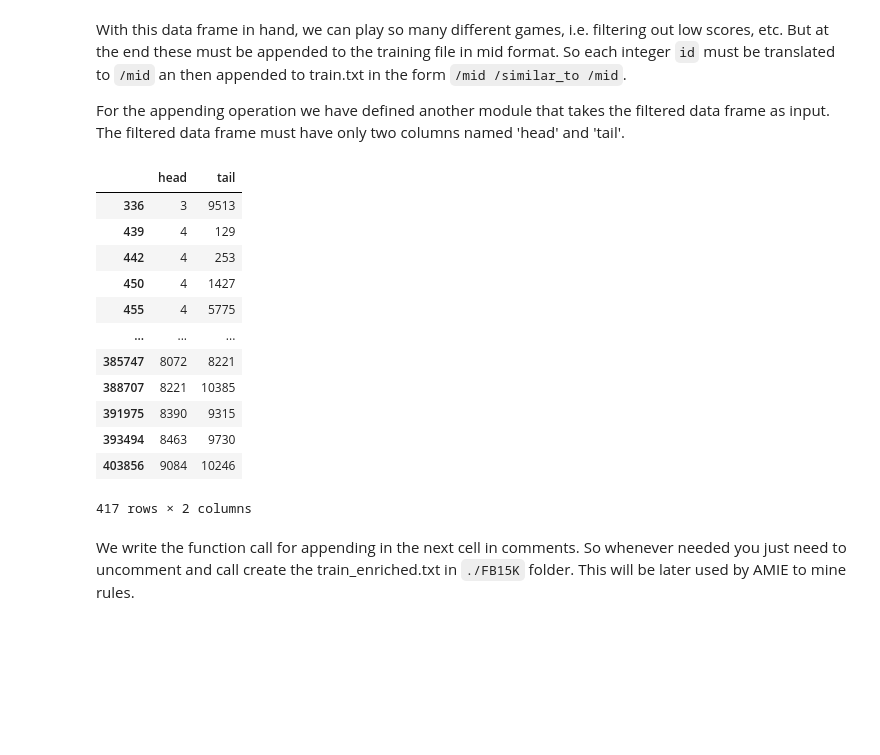
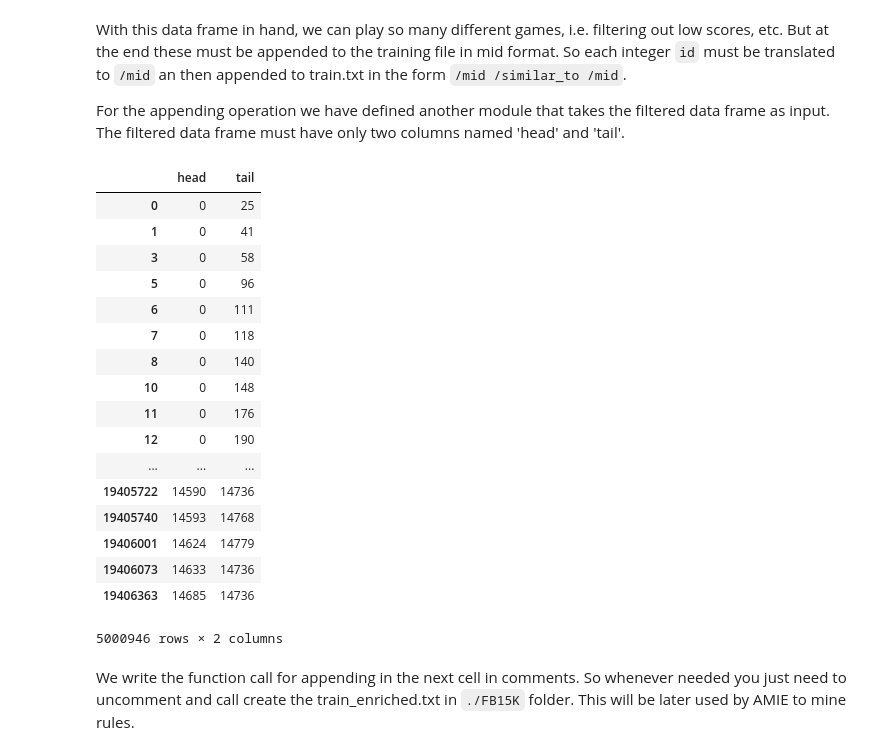
Before and after one commit to MehrdadAlvandipour/Analogical-Rule-Mining-on-Knowledge-Graphs, a Jupyter notebook: similarity_notebook.ipynb, the cells around one changed output. Drawn from its saved outputs; the diff is of its cells as text; code cells hidden in the pictures; blank space fills up the shorter version.

```diff
--- a/similarity_notebook.ipynb
+++ b/similarity_notebook.ipynb
@@ -92,24 +106,29 @@ With this data frame in hand, we can play so many different games, i.e. filterin
 
 For the appending operation we have defined another module that takes the filtered data frame as input. The filtered data frame must have only two columns named 'head' and 'tail'.
 # %%
-filt_df = df.loc[df['score'] > 2].copy()
-filt_df.drop(columns='score',inplace=True)
+filt_sub_df = df.loc[df['score'] > 2].copy()
+filt_sub_df.drop(columns='score',inplace=True)
 # %%
-filt_df # Nullius in verba again
+filt_sub_df # Nullius in verba again
 # %% [output]
 |  | head | tail |
-| 336 | 3 | 9513 |
-| 439 | 4 | 129 |
-| 442 | 4 | 253 |
-| 450 | 4 | 1427 |
-| 455 | 4 | 5775 |
+| 0 | 0 | 25 |
+| 1 | 0 | 41 |
+| 3 | 0 | 58 |
+| 5 | 0 | 96 |
+| 6 | 0 | 111 |
+| 7 | 0 | 118 |
+| 8 | 0 | 140 |
+| 10 | 0 | 148 |
+| 11 | 0 | 176 |
+| 12 | 0 | 190 |
 | ... | ... | ... |
-| 385747 | 8072 | 8221 |
-| 388707 | 8221 | 10385 |
-| 391975 | 8390 | 9315 |
-| 393494 | 8463 | 9730 |
-| 403856 | 9084 | 10246 |
+| 19405722 | 14590 | 14736 |
+| 19405740 | 14593 | 14768 |
+| 19406001 | 14624 | 14779 |
+| 19406073 | 14633 | 14736 |
+| 19406363 | 14685 | 14736 |
-417 rows × 2 columns
+5000946 rows × 2 columns
 # %% [markdown]
 We write the function call for appending in the next cell in comments. So whenever needed you just need to uncomment and call create the train_enriched.txt in `./FB15K` folder. This will be later used by AMIE to mine rules.
 # %%
```
Also changed, not shown: parts of 31 cells of this notebook.
